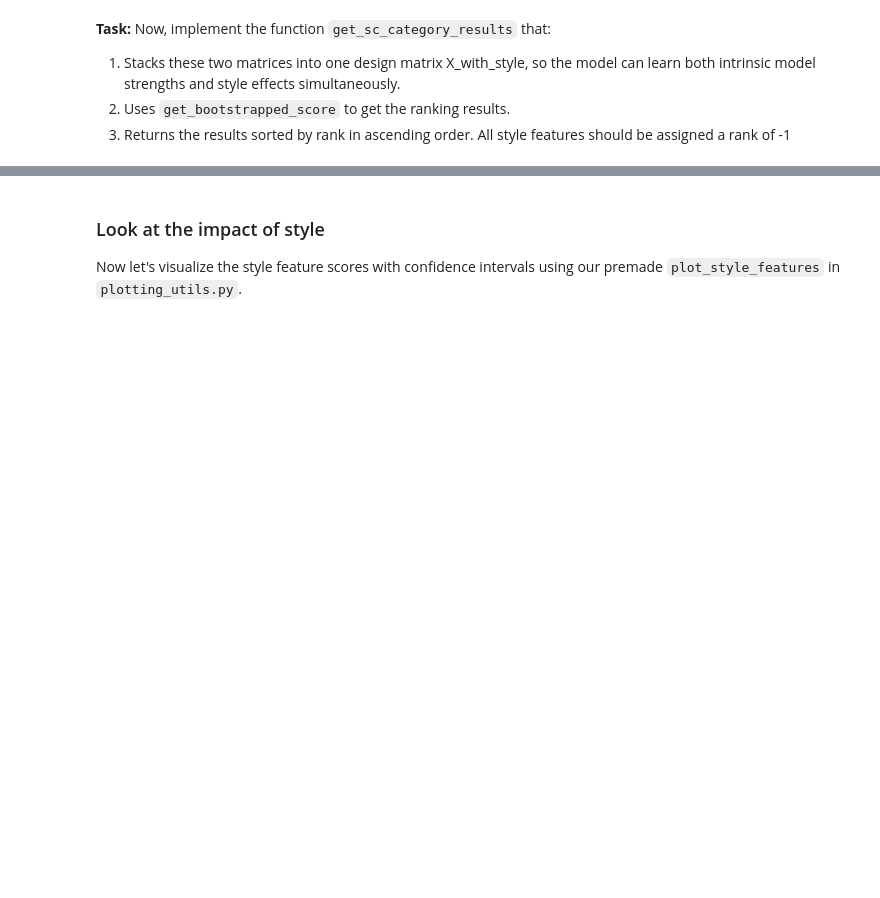
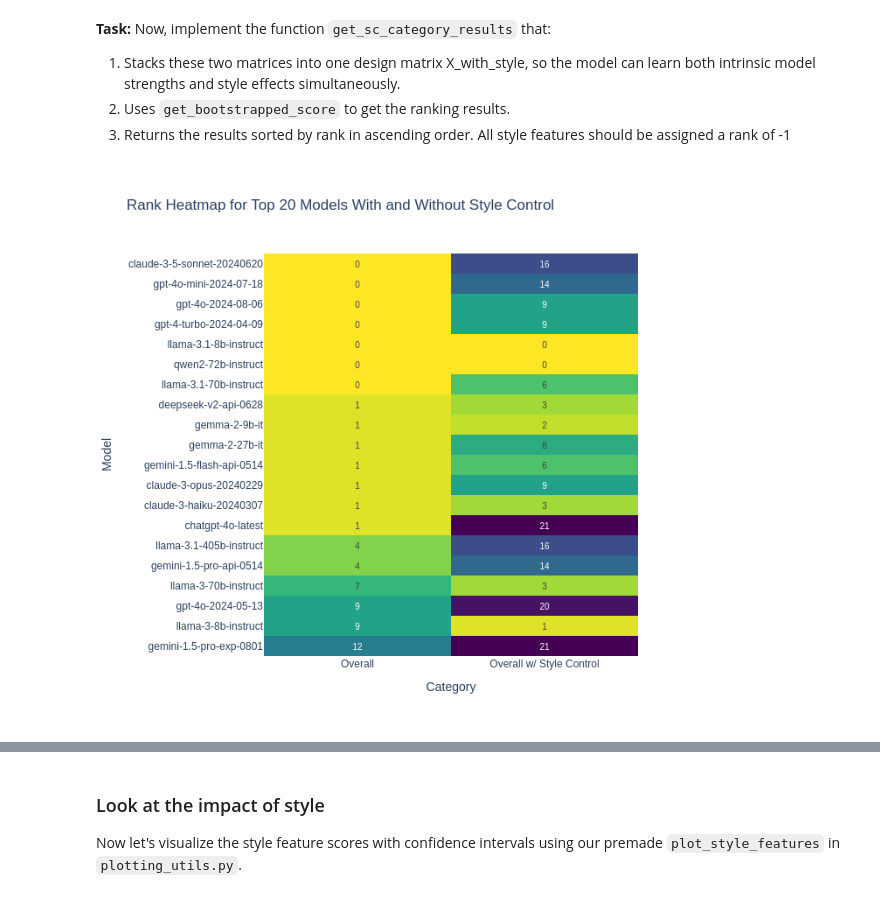
Before and after one commit to AshfordLee/UCB_CS189, a Jupyter notebook: FA25/hw/hw2/arena_style_control.ipynb, the cells around one changed output, grey strips where cells are left out. Saved outputs shown, nothing was run; the diff lists cells and outputs as text; code cells hidden in the pictures; blank space fills up the shorter version.

```diff
--- a/FA25/hw/hw2/arena_style_control.ipynb
+++ b/FA25/hw/hw2/arena_style_control.ipynb
@@ -488,8 +494,12 @@ def assign_rank(row, df=results_df):
         int : The rank of the model, defined as (# of models confidently better) + 1.
     """
 
-    count = ...
-    return ...
+    count = 0
+    for _,row2 in df.iterrows():
+        if row['Lower Bound'] > row2['Upper Bound']:
+            count+=1
+
+    return count
 
 
 results_df['Rank'] = results_df.apply(lambda r: assign_rank(r, results_df), axis=1)
@@ -822,16 +947,43 @@ Now, implement the function `get_sc_category_results` that:
 2. Uses `get_bootstrapped_score` to get the ranking results.
 3. Returns the results sorted by rank in ascending order. All style features should be assigned a rank of -1
 # %%
-def get_sc_category_results(df, selected_models, filter_mask = None, category_name="Overall w/ Style Control", n_bootstrap=10, style_features=style_feature_cols):
-    #TODO
+def get_sc_category_results(df, selected_models, filter_mask = None,
+                            category_name="Overall w/ Style Control",
+                            n_bootstrap=10, style_features=style_feature_cols):
     feature_labels = selected_models + style_features
-    ...
+    if filter_mask is not None:
+        df = df[filter_mask]
 
-    # rerank so the models are ranked and the style features are given a rank of -1
-    return results_df.sort_values(by="Rank", ascending=True)
-results_df_style_control = get_sc_category_results(selected_battles_no_ties, selected_models, category_name="Overall w/ Style Control", n_bootstrap=10)
-combined_results_df = pd.concat([results_df, results_df_style_control])
+    X_id = np.vstack(df['X'].values)
+    X_style = df[style_features].to_numpy()
+    X_with_style = np.hstack([X_id, X_style])
+
+    results_df, mean_scores, confidence_intervals = get_bootstrapped_score(
+        X_with_style, df["y"].to_numpy(), feature_labels,
+        category_name=category_name, n_bootstrap=n_bootstrap
+    )
+
+    results_df["Rank"] = results_df.apply(lambda r: assign_rank(r, results_df), axis=1)
+    results_df.loc[results_df["Model"].isin(style_features), "Rank"] = -1
+
+    # 按题目要求重新排列顺序
+    cols = ['Model', 'Category', 'Average Score', 'Lower Bound', 'Upper Bound', 'Rank']
+    results_df = results_df[cols]
+
+    return results_df
+
+results_df_style_control = get_sc_category_results(
+    pairwise_feature_df, selected_models,
+    category_name="Overall w/ Style Control", n_bootstrap=10
+)
+
+combined_results_df = pd.concat([results_df, results_df_style_control], ignore_index=True)
+cols = ['Model', 'Category', 'Average Score', 'Lower Bound', 'Upper Bound', 'Rank']
+combined_results_df = combined_results_df[cols]
+
 fig = plot_rank_heatmap(combined_results_df, title="With and Without Style Control")
 fig.show()
+# %% [output]
+[figure, added]
 # %%
 grader.check("q8c")
```
Also changed, not shown: parts of 19 cells of this notebook, 1 other file.
